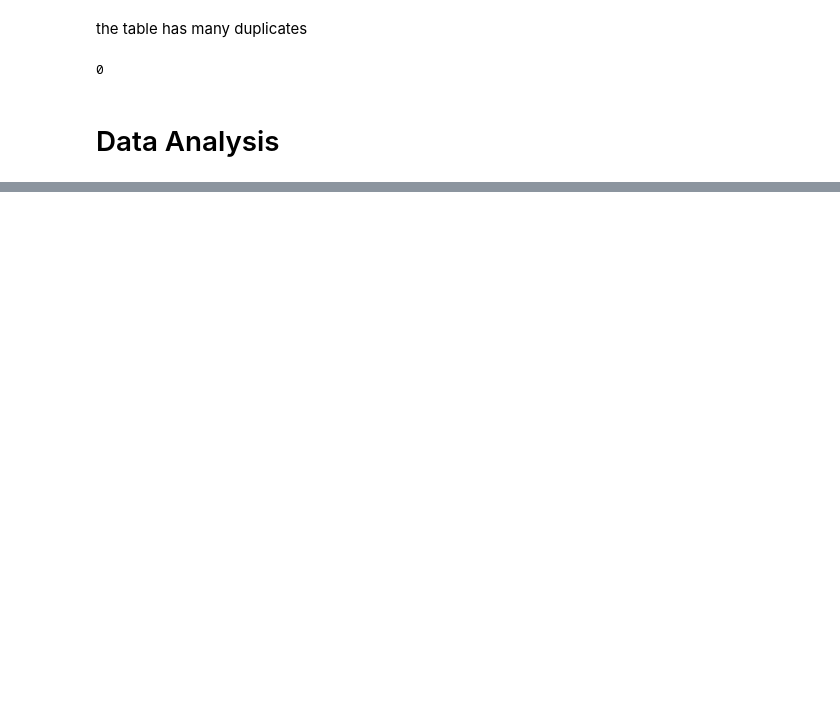
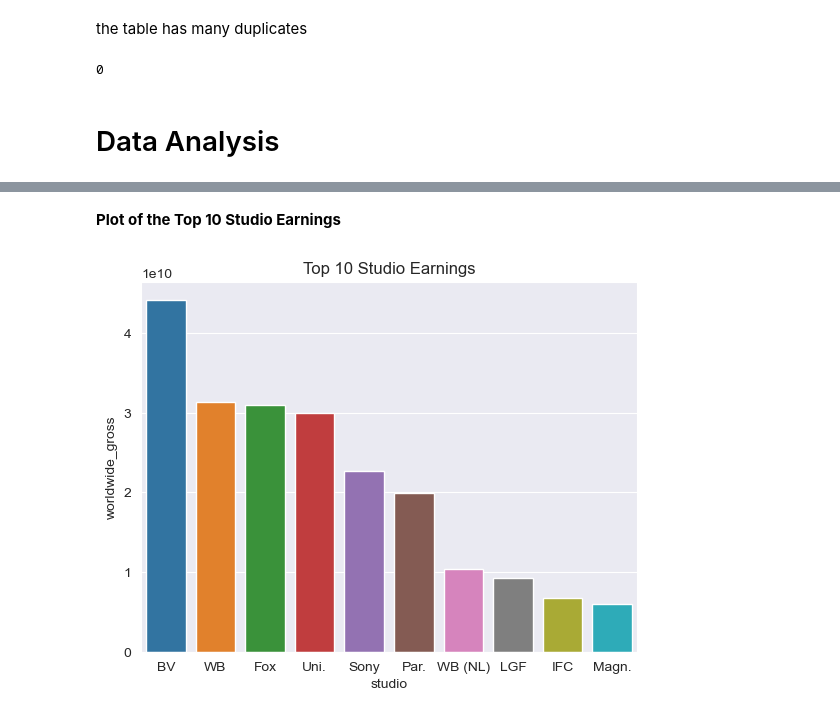
Before and after one commit to ericks-on/EDA-Film-industry, a Jupyter notebook: index.ipynb, the cells around one changed output, grey strips where cells are left out. Cells and saved outputs as stored; diff of their text form; code cells hidden in the pictures; blank space fills up the shorter version.

```diff
--- a/index.ipynb
+++ b/index.ipynb
@@ -627,0 +815,15 @@ writers.duplicated().sum()
+# %%
+# Get total earnings for each studio
+total_studio_earnings = bom_df.groupby(
+    'studio'
+)['worldwide_gross'].sum()
+
+# sorting the studios according to earnings
+total_studio_earnings.sort_values(
+    ascending=False,
+    inplace=True
+)
+
+# get top 10 studios according to earnings
+top_10_studios = total_studio_earnings[:10].reset_index()
+top_10_studios
@@ -627,0 +842,13 @@ writers.duplicated().sum()
+# %% [markdown]
+**Plot of the Top 10 Studio Earnings**
+# %%
+# bar plot of studio earnings
+barplot = sns.barplot(
+    data=top_10_studios,
+    x='studio',
+    y='worldwide_gross'
+)
+# labelling
+barplot.set_title('Top 10 Studio Earnings');
+# %% [output]
+[figure, added]
```
Also changed, not shown: parts of 50 cells of this notebook.
